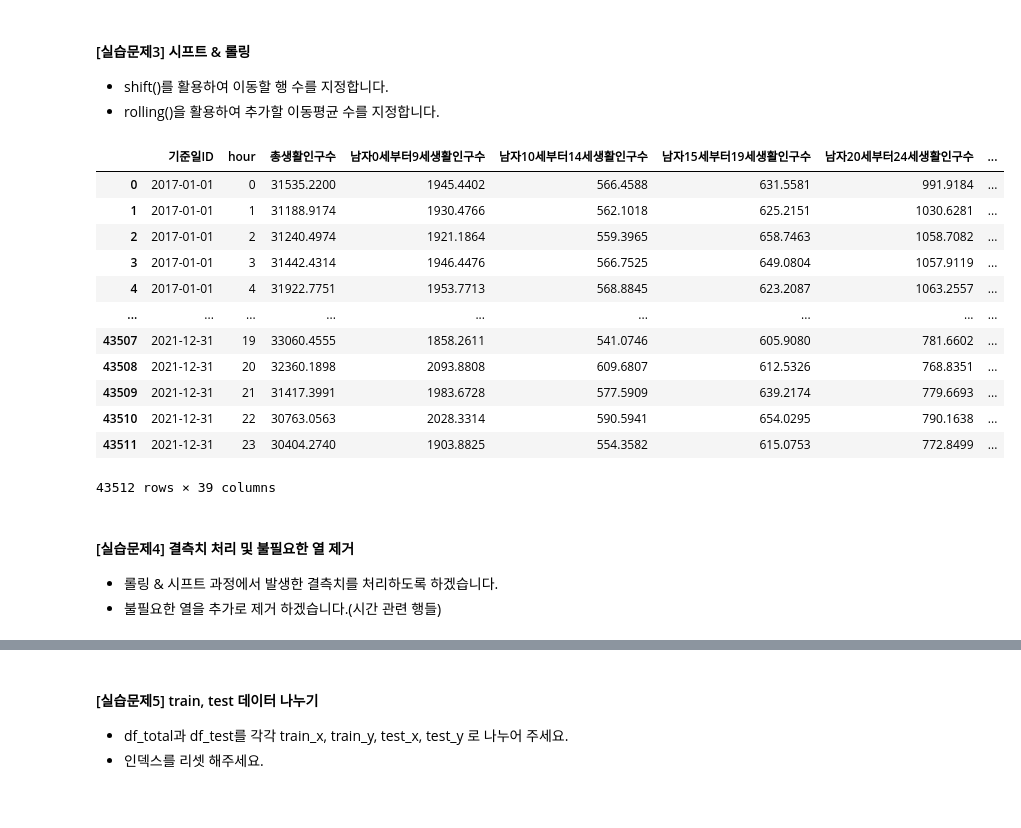
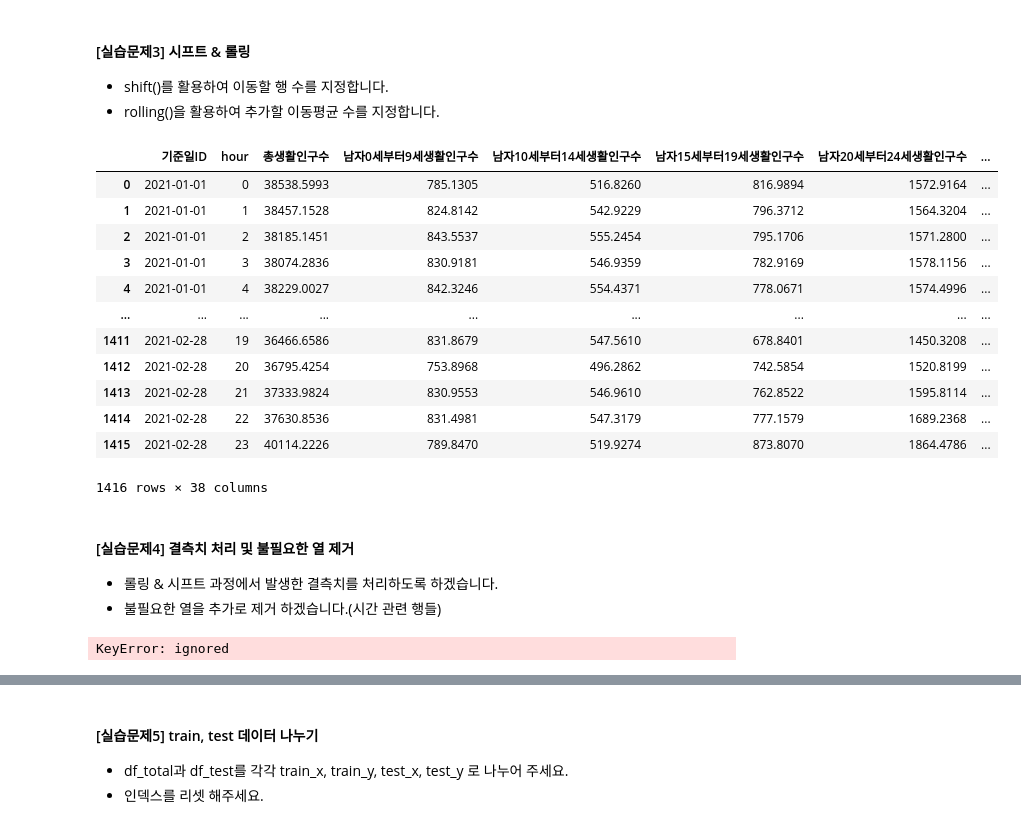
Before and after one commit to pennya6/kt-aivle, a Jupyter notebook: 미니프로젝트5/2. 데이터 전처리_5차_생활인구_실습파일.ipynb, the cells around one changed output, grey strips where cells are left out. Saved outputs shown, nothing was run; the diff lists cells and outputs as text; code cells hidden in the pictures.

```diff
--- a/미니프로젝트5/2. 데이터 전처리_5차_생활인구_실습파일.ipynb
+++ b/미니프로젝트5/2. 데이터 전처리_5차_생활인구_실습파일.ipynb
@@ -15,4 +15,4 @@ import pandas as pd
 
 # 학습 데이터 로딩
 df_total = pd.read_csv('/content/drive/MyDrive/Colab Notebooks/aivle/5차미니프로젝트-개인/df_total.csv')
-df_test = pd.read_csv('/content/drive/MyDrive/Colab Notebooks/aivle/5차미니프로젝트-개인/df_test.csv')
+df_test = pd.read_csv("/content/drive/MyDrive/Colab Notebooks/aivle/5차미니프로젝트-개인/test/test2021.csv",sep=',',index_col=0)
@@ -87,28 +93,28 @@ df_total['1h'] = df_total['총생활인구수'].shift(1)
 # %%
 # 아래에 실습코드를 작성하고 결과를 확인합니다.
 df_test['2m'] = df_test['총생활인구수'].shift(1416)
-df_test['1m'] = df_test['총생활인구수'].shift(708)
+df_test['1m'] = df_test['총생활인구수'].shift(48)
 df_test['1d'] = df_test['총생활인구수'].shift(24)
 df_test['1h'] = df_test['총생활인구수'].shift(1)
 # %%
 df_total['2m_mean']=df_total['총생활인구수'].rolling(window=1416).mean()
 df_test['2m_mean']=df_test['총생활인구수'].rolling(window=1416).mean()
 # %%
-df_total
+df_test[:1416]
 # %% [output]
 |  | 기준일ID | hour | 총생활인구수 | 남자0세부터9세생활인구수 | 남자10세부터14세생활인구수 | 남자15세부터19세생활인구수 | 남자20세부터24세생활인구수 | ... |
-| 0 | 2017-01-01 | 0 | 31535.2200 | 1945.4402 | 566.4588 | 631.5581 | 991.9184 | ... |
-| 1 | 2017-01-01 | 1 | 31188.9174 | 1930.4766 | 562.1018 | 625.2151 | 1030.6281 | ... |
-| 2 | 2017-01-01 | 2 | 31240.4974 | 1921.1864 | 559.3965 | 658.7463 | 1058.7082 | ... |
-| 3 | 2017-01-01 | 3 | 31442.4314 | 1946.4476 | 566.7525 | 649.0804 | 1057.9119 | ... |
-| 4 | 2017-01-01 | 4 | 31922.7751 | 1953.7713 | 568.8845 | 623.2087 | 1063.2557 | ... |
+| 0 | 2021-01-01 | 0 | 38538.5993 | 785.1305 | 516.8260 | 816.9894 | 1572.9164 | ... |
+| 1 | 2021-01-01 | 1 | 38457.1528 | 824.8142 | 542.9229 | 796.3712 | 1564.3204 | ... |
+| 2 | 2021-01-01 | 2 | 38185.1451 | 843.5537 | 555.2454 | 795.1706 | 1571.2800 | ... |
+| 3 | 2021-01-01 | 3 | 38074.2836 | 830.9181 | 546.9359 | 782.9169 | 1578.1156 | ... |
+| 4 | 2021-01-01 | 4 | 38229.0027 | 842.3246 | 554.4371 | 778.0671 | 1574.4996 | ... |
 | ... | ... | ... | ... | ... | ... | ... | ... | ... |
-| 43507 | 2021-12-31 | 19 | 33060.4555 | 1858.2611 | 541.0746 | 605.9080 | 781.6602 | ... |
-| 43508 | 2021-12-31 | 20 | 32360.1898 | 2093.8808 | 609.6807 | 612.5326 | 768.8351 | ... |
-| 43509 | 2021-12-31 | 21 | 31417.3991 | 1983.6728 | 577.5909 | 639.2174 | 779.6693 | ... |
-| 43510 | 2021-12-31 | 22 | 30763.0563 | 2028.3314 | 590.5941 | 654.0295 | 790.1638 | ... |
-| 43511 | 2021-12-31 | 23 | 30404.2740 | 1903.8825 | 554.3582 | 615.0753 | 772.8499 | ... |
+| 1411 | 2021-02-28 | 19 | 36466.6586 | 831.8679 | 547.5610 | 678.8401 | 1450.3208 | ... |
+| 1412 | 2021-02-28 | 20 | 36795.4254 | 753.8968 | 496.2862 | 742.5854 | 1520.8199 | ... |
+| 1413 | 2021-02-28 | 21 | 37333.9824 | 830.9553 | 546.9610 | 762.8522 | 1595.8114 | ... |
+| 1414 | 2021-02-28 | 22 | 37630.8536 | 831.4981 | 547.3179 | 777.1579 | 1689.2368 | ... |
+| 1415 | 2021-02-28 | 23 | 40114.2226 | 789.8470 | 519.9274 | 873.8070 | 1864.4786 | ... |
-43512 rows × 39 columns
+1416 rows × 38 columns
 # %% [markdown]
 #### [실습문제4] 결측치 처리 및 불필요한 열 제거
 * 롤링 & 시프트 과정에서 발생한 결측치를 처리하도록 하겠습니다.
@@ -115,0 +126,5 @@ df_total
+# %%
+df_total[['1m','1d','1h']]=imputer.fit_transform(df_total[['1m','1d','1h']])
+df_test[['1m','1d','1h']]=imputer.fit_transform(df_test[['1m','1d','1h']])
+# %% [output]
+KeyError: ignored
```
Also changed, not shown: parts of 48 cells of this notebook, 2 other files.
